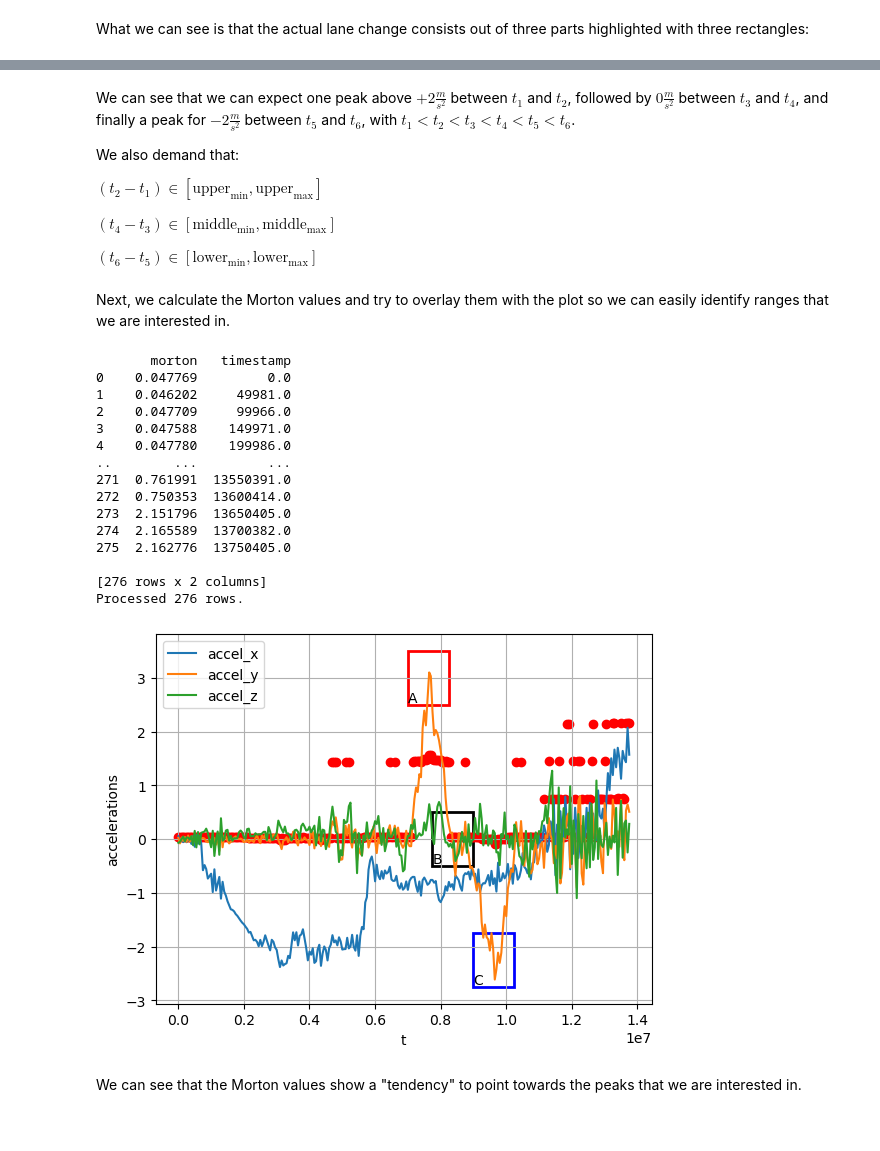
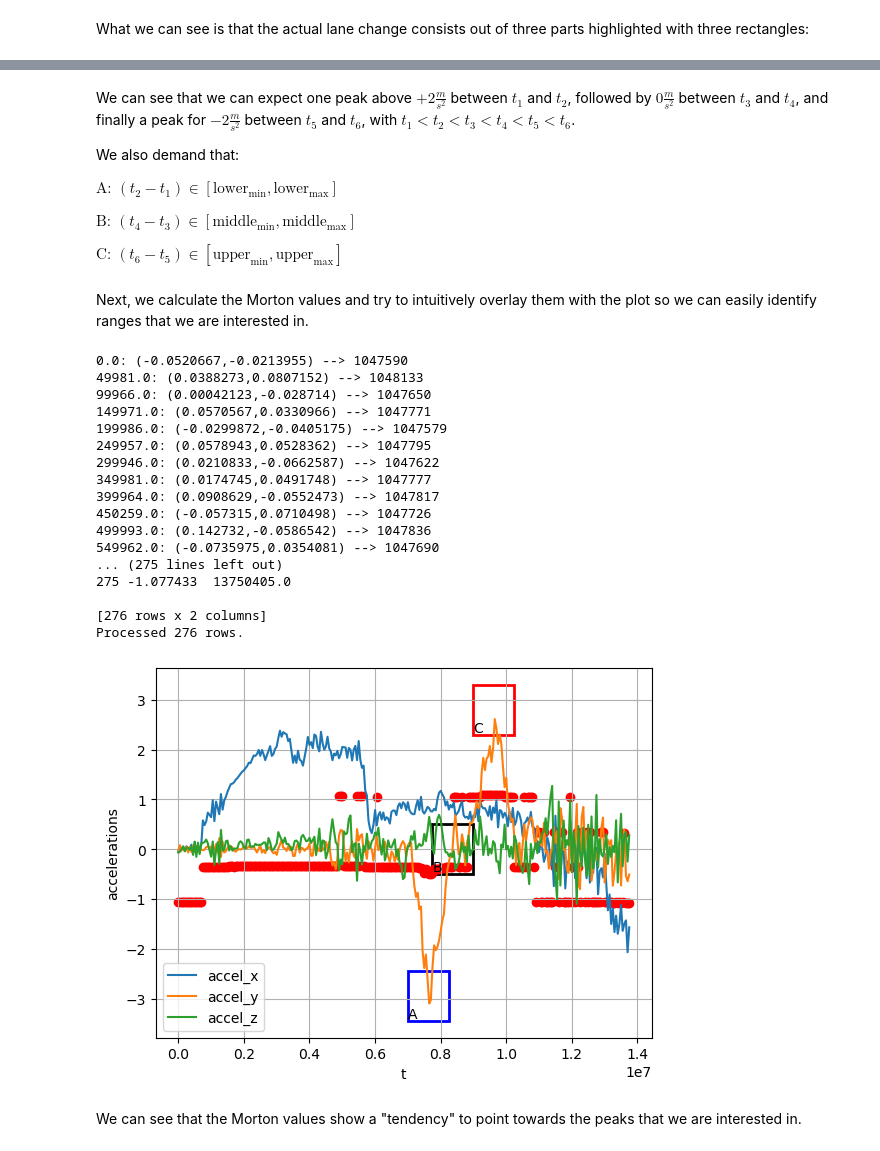
Before and after one commit to chrberger/sfc, a Jupyter notebook: IntroductionToAppliedEventDetection.ipynb, the cells around one changed output, grey strips where cells are left out. Cells and saved outputs as stored; diff of their text form; code cells hidden in the pictures.

Commit message:
correcting accelerations
Signed-off-by: Christian Berger <christian.berger@gu.se>

```diff
--- a/IntroductionToAppliedEventDetection.ipynb
+++ b/IntroductionToAppliedEventDetection.ipynb
@@ -620,5 +620,5 @@ Using the same lower and upper limits for the range to match the keys as for the
 # %%
 dict_of_morton_to_timestamps = dict(zip(df2.morton, df2.timestamp))
-matches = list(filter( lambda k: k > 1.9e6 and k < 2.1e6, dict_of_morton_to_timestamps.keys()) )
+matches = list(filter( lambda k: k < 0.8e6, dict_of_morton_to_timestamps.keys()) )
 print( "Length of maneuver: " + str(len(matches)) + ", entries: " + str(matches))
 # %% [output]
@@ -645,7 +655,7 @@ As we can see, the third item maps a Morton value to the tuple `(5.38, -0.03)`,
 times_for_maneuver_morton = []
 for morton in matches:
     acc = calculateXYAccelerationFloatsFromMorton(morton)
-    if acc[0] > threshold:
+    if acc[0] < threshold:
         times_for_maneuver_morton.append(dict_of_morton_to_timestamps[morton])
 times_for_maneuver.sort()
 times_for_maneuver_morton.sort()
@@ -669,7 +679,7 @@ threshold = 5.4
 times_for_maneuver = []
 for _, row in df.iterrows():
     #print( str(row['timestamp']) + ": "+ str(row['accel_x']) )
-    if row['accel_x'] > threshold:
+    if row['accel_x'] < threshold:
         #print( "Maneuver at " + str(row['timestamp']) )
         times_for_maneuver.append(row['timestamp'])
 # %% [output]
@@ -807,13 +817,13 @@ We can see that we can expect one peak above $+2\frac{m}{s^2}$ between $t_1$ and
 
 We also demand that:
 
-$(t_2 - t_1) \in [\text{upper}_{\text{min}}, \text{upper}_{\text{max}}]$
+$\text{A: } (t_2 - t_1) \in [\text{lower}_{\text{min}}, \text{lower}_{\text{max}}]$
 
-$(t_4 - t_3) \in [\text{middle}_{\text{min}}, \text{middle}_{\text{max}}]$
+$\text{B: } (t_4 - t_3) \in [\text{middle}_{\text{min}}, \text{middle}_{\text{max}}]$
 
-$(t_6 - t_5) \in [\text{lower}_{\text{min}}, \text{lower}_{\text{max}}]$
+$\text{C: } (t_6 - t_5) \in [\text{upper}_{\text{min}}, \text{upper}_{\text{max}}]$
 # %% [markdown]
-Next, we calculate the Morton values and try to overlay them with the plot so we can easily identify ranges that we are interested in.
+Next, we calculate the Morton values and try to intuitively overlay them with the plot so we can easily identify ranges that we are interested in.
 # %%
 counter = 0
 lst_morton_points = []
@@ -822,62 +832,64 @@ for _, row in df_lane_change.iterrows():
     morton = calculateMortonFromXYAccelerationFloats(row['accel_x'], row['accel_y'])
     lst.append({'morton': morton, 'timestamp': row['timestamp']})
     # Scale the Morton values so that we can create an intuitive overlay plot.
-    lst_morton_points.append({'timestamp': row['timestamp'], 'morton': (morton-1e6)/1e6})
+    lst_morton_points.append({'timestamp': row['timestamp'], 'morton': (morton-2.1e6)/1e6})
     # Print raw Morton values.
-    #print( str(row['timestamp']) + ": (" + str(row['accel_x']) + "," + str(row['accel_y']) + ") --> " + str(morton) )
+    print( str(row['timestamp']) + ": (" + str(row['accel_x']) + "," + str(row['accel_y']) + ") --> " + str(morton) )
     counter = counter + 1
 
 df_lane_change_morton = pd.DataFrame(lst_morton_points, columns=['morton', 'timestamp'])
 print( df_lane_change_morton )
 print( "Processed " + str(counter) + " rows." )
 # %% [output]
-       morton   timestamp
-0    0.047769         0.0
-1    0.046202     49981.0
-2    0.047709     99966.0
-3    0.047588    149971.0
-4    0.047780    199986.0
-..        ...         ...
-271  0.761991  13550391.0
-272  0.750353  13600414.0
-273  2.151796  13650405.0
-274  2.165589  13700382.0
-275  2.162776  13750405.0
+0.0: (-0.0520667,-0.0213955) --> 1047590
+49981.0: (0.0388273,0.0807152) --> 1048133
+99966.0: (0.00042123,-0.028714) --> 1047650
+149971.0: (0.0570567,0.0330966) --> 1047771
+199986.0: (-0.0299872,-0.0405175) --> 1047579
+249957.0: (0.0578943,0.0528362) --> 1047795
+299946.0: (0.0210833,-0.0662587) --> 1047622
+349981.0: (0.0174745,0.0491748) --> 1047777
+399964.0: (0.0908629,-0.0552473) --> 1047817
+450259.0: (-0.057315,0.0710498) --> 1047726
+499993.0: (0.142732,-0.0586542) --> 1047836
+549962.0: (-0.0735975,0.0354081) --> 1047690
+... (275 lines left out)
+275 -1.077433  13750405.0
 
 [276 rows x 2 columns]
 Processed 276 rows.
 # %%
 # Plot the accelerations but this time using the correct resolution of time and subtract by the first value to let the X values start at 0.
 offset = df_lane_change['sampleTimeStamp.seconds'][0] * 1000000 + df_lane_change['sampleTimeStamp.microseconds'][0]
 df_lane_change['timestamp'] = df_lane_change['sampleTimeStamp.seconds'] * 1000000 + df_lane_change['sampleTimeStamp.microseconds'] - offset
 
 plt.figure()
 plt.xlabel('t')
 plt.ylabel('accelerations')
 plt.plot(df_lane_change['timestamp'], df_lane_change['accel_x'], label="accel_x")
 plt.plot(df_lane_change['timestamp'], df_lane_change['accel_y'], label="accel_y")
 plt.plot(df_lane_change['timestamp'], df_lane_change['accel_z'], label="accel_z")
-plt.legend(loc="upper left")
+plt.legend(loc="lower left")
 plt.grid(True)
 
 # Add illustrating rectangles around the areas of interest.
-plt.text(0.7*1e7, 2.55, 'A')
-upper = patches.Rectangle( (0.7*1e7, 2.5), 1.25e6, 1, linewidth=2, edgecolor="red", facecolor='none')
+plt.text(0.7*1e7, -3.4, 'A')
+lower = patches.Rectangle( (0.7*1e7, -3.45), 1.25e6, 1, linewidth=2, edgecolor="blue", facecolor='none')
 
 plt.text(0.775*1e7, -.45, 'B')
 middle = patches.Rectangle( (0.775*1e7, -.5), 1.25e6, 1, linewidth=2, edgecolor="black", facecolor='none')
 
-plt.text(.9*1e7, -2.7, 'C')
-lower = patches.Rectangle( (0.9*1e7, -2.75), 1.25e6, 1, linewidth=2, edgecolor="blue", facecolor='none')
+plt.text(0.9*1e7, 2.35, 'C')
+upper = patches.Rectangle( (0.9*1e7, 2.3), 1.25e6, 1, linewidth=2, edgecolor="red", facecolor='none')
 
 plt.gca().add_patch(upper)
 plt.gca().add_patch(middle)
 plt.gca().add_patch(lower)
 
 plt.scatter(df_lane_change_morton['timestamp'], df_lane_change_morton['morton'], color='red')
 
 plt.show()
 # %% [output]
-[figure, old version]
+[figure, new version]
 # %% [markdown]
 We can see that the Morton values show a "tendency" to point towards the peaks that we are interested in.
```
Also changed, not shown: parts of 32 cells of this notebook, 2 other files.
